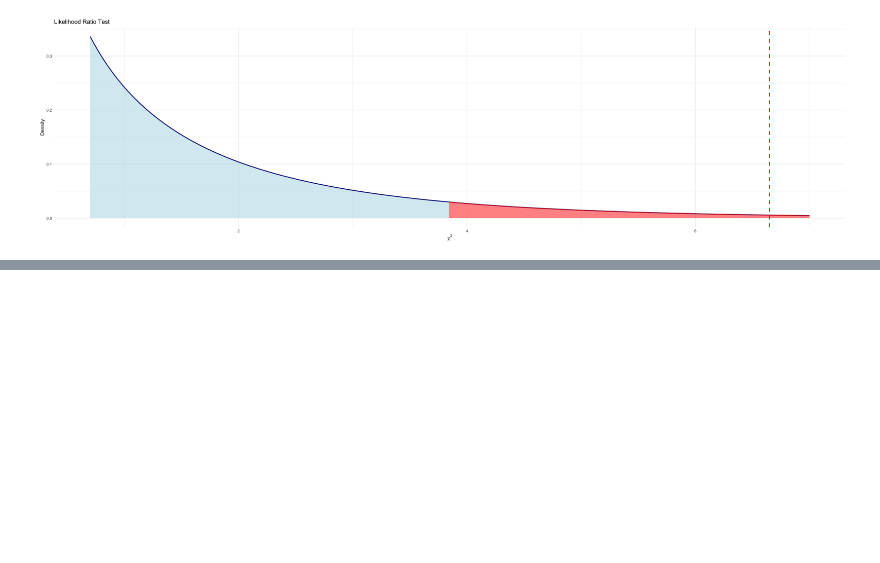
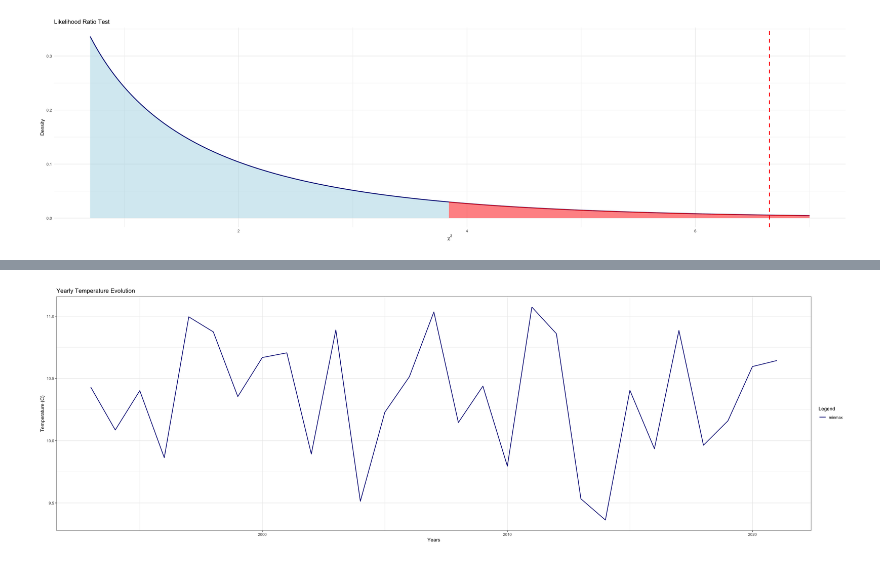
Before and after one commit to Lorycav/Weather_Statistical_Analysis_And_Forecasting, a Jupyter notebook: project.ipynb, the cells around one changed output, grey strips where cells are left out. Saved outputs shown, nothing was run; the diff lists cells and outputs as text; code cells hidden in the pictures; blank space fills up the shorter version.

```diff
--- a/project.ipynb
+++ b/project.ipynb
@@ -603,0 +671,16 @@ p-value: 0.009918938
+# %%
+yearly_dataset <- yearly_dataset %>% mutate(MIN_MAX = MAX_mean - MIN_mean)
+
+
+
+p_y <- ggplot(data = yearly_dataset) +
+  geom_line(aes(x = year_only, y = MIN_MAX, color = 'minmax'), group = 1, linewidth = 0.7) +
+  scale_color_manual(name = 'Legend', values = c('minmax' = 'navy')) +
+  labs(title = 'Yearly Temperature Evolution',
+       x = 'Years',
+       y = 'Temperature (C)') +
+  theme_bw()
+
+p_y
+# %% [output]
+[figure, added]
```
Also changed, not shown: parts of 7 cells of this notebook.
